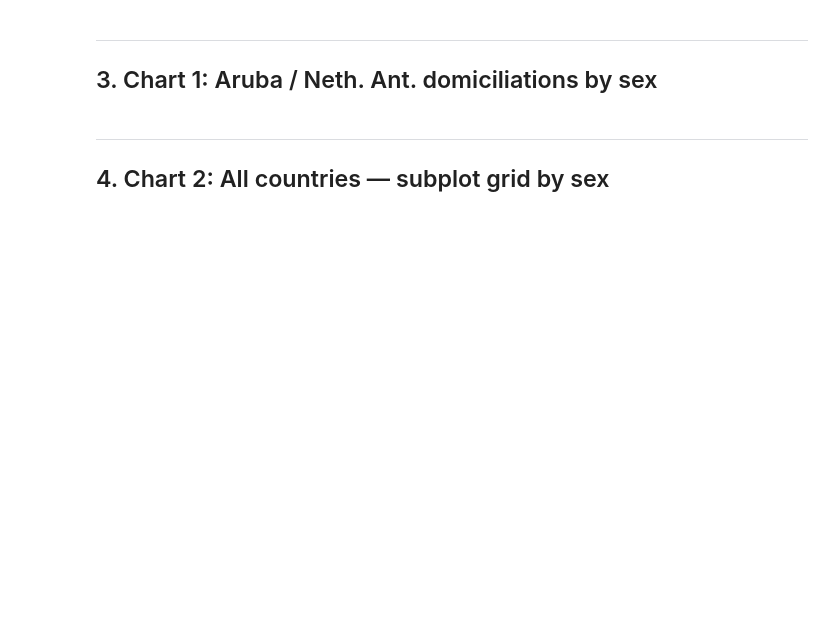
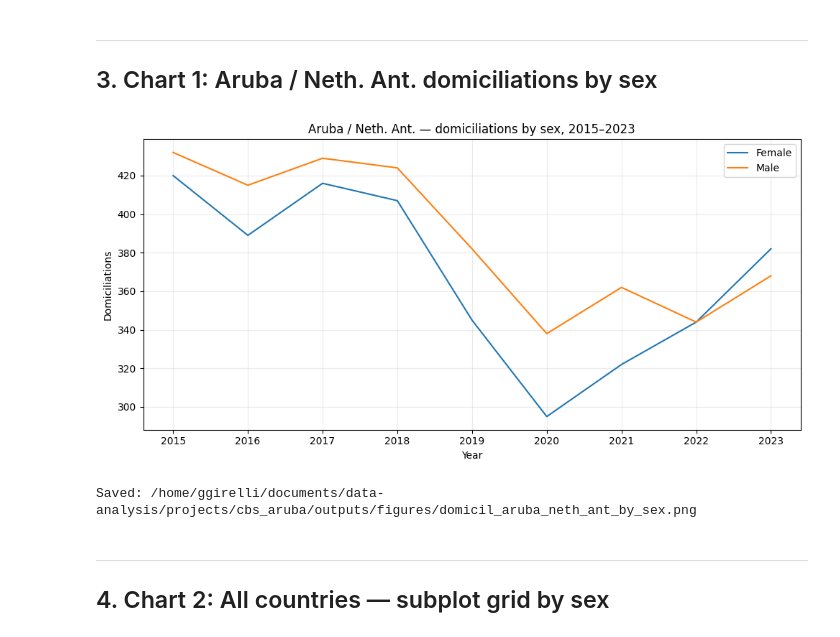
Before and after one commit to GirelliG-it/aruba_population_analyses, a Jupyter notebook: notebooks/eda/02_eda_domiciliation.ipynb, the cells around one changed output. Drawn from its saved outputs; the diff is of its cells as text; code cells hidden in the pictures; blank space fills up the shorter version.

```diff
--- a/notebooks/eda/02_eda_domiciliation.ipynb
+++ b/notebooks/eda/02_eda_domiciliation.ipynb
@@ -49,21 +66,24 @@ df.head()
 # %%
 df_aruba = df[df["country"] == "Aruba/ Neth. Ant."].copy()
 
 fig, ax = plt.subplots(figsize=(10, 5))
 ax.grid(alpha=0.25)
 
 for sex, group in df_aruba.groupby("sex"):
-    ax.plot(group["year"], group["value"], marker="o", label=sex)
+    ax.plot(group["year"], group["value"], label=sex)
 
 ax.set_title("Aruba / Neth. Ant. — domiciliations by sex, 2015–2023")
 ax.set_xlabel("Year")
 ax.set_ylabel("Domiciliations")
 ax.legend()
 
 fig.tight_layout()
 fig.savefig(FIGURES / "domicil_aruba_neth_ant_by_sex.png", dpi=150, bbox_inches="tight")
 plt.show()
 print("Saved:", FIGURES / "domicil_aruba_neth_ant_by_sex.png")
+# %% [output]
+[figure, added]
+Saved: /home/ggirelli/documents/data-analysis/projects/cbs_aruba/outputs/figures/domicil_aruba_neth_ant_by_sex.png
 # %% [markdown]
 ---
 ## 4. Chart 2: All countries — subplot grid by sex
```
Also changed, not shown: parts of 3 cells of this notebook, 1 other file.
